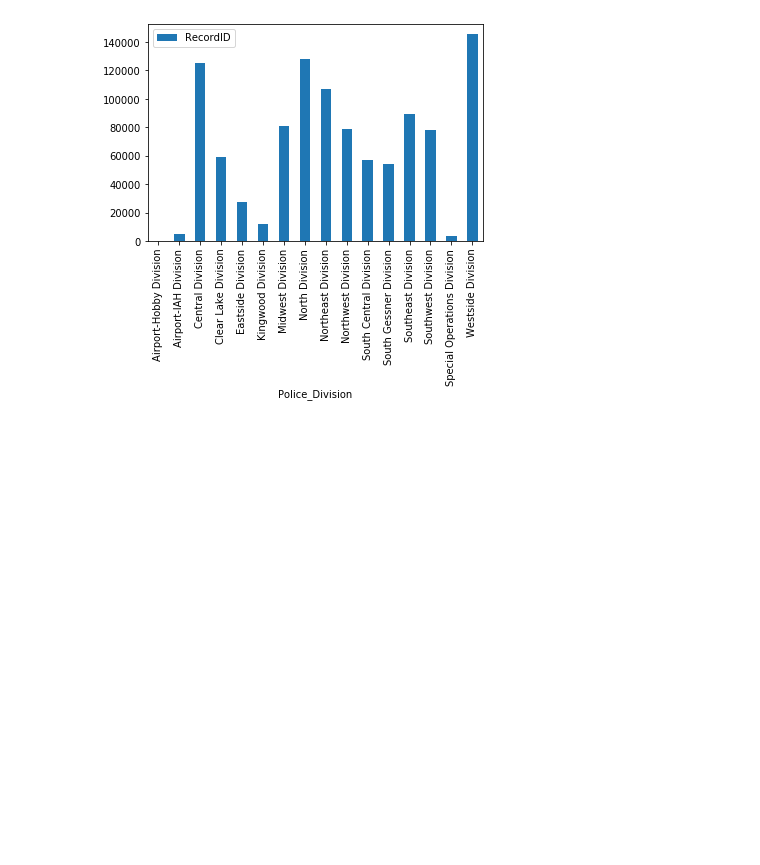
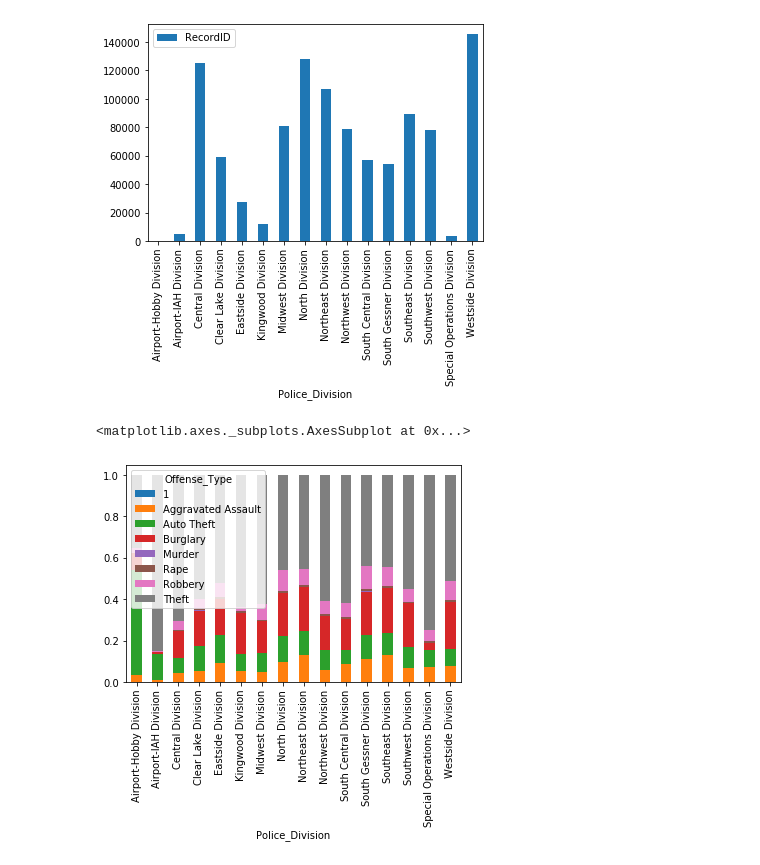
Before and after one commit to sst7/HoustonCrimeDataAnalysis, a Jupyter notebook: Vinay_Crime_EDA.ipynb, the cells around one changed output. Drawn from its saved outputs; the diff is of its cells as text; code cells hidden in the pictures; blank space fills up the shorter version.

Commit message:
New charts added to Vinay's file

```diff
--- a/Vinay_Crime_EDA.ipynb
+++ b/Vinay_Crime_EDA.ipynb
@@ -2,7 +2,7 @@
 import pandas as pd
 import matplotlib.pyplot as plt
 # %%
-crime = pd.read_csv("HPD_Crime_2009_2017_v01.csv")
+crime = pd.read_csv("../HPD_Crime_2009_2017_v01.csv")
 crime["Offense_Type"].value_counts()
 # %% [output]
 Theft                 600981
@@ -146,3 +146,10 @@ division_counts.plot.bar(y="RecordID")
 # %% [output]
 <matplotlib.axes._subplots.AxesSubplot at 0x...>
 [figure]
+# %%
+division_counts = crime.groupby(["Police_Division","Offense_Type"])["RecordID"].count().unstack("Offense_Type")
+percentage_division_counts = division_counts.div(division_counts.sum(axis=1), axis=0)
+percentage_division_counts.plot(kind='bar',stacked=True)
+# %% [output]
+<matplotlib.axes._subplots.AxesSubplot at 0x...>
+[figure, added]
```
Also changed, not shown: parts of 1 cell of this notebook.
